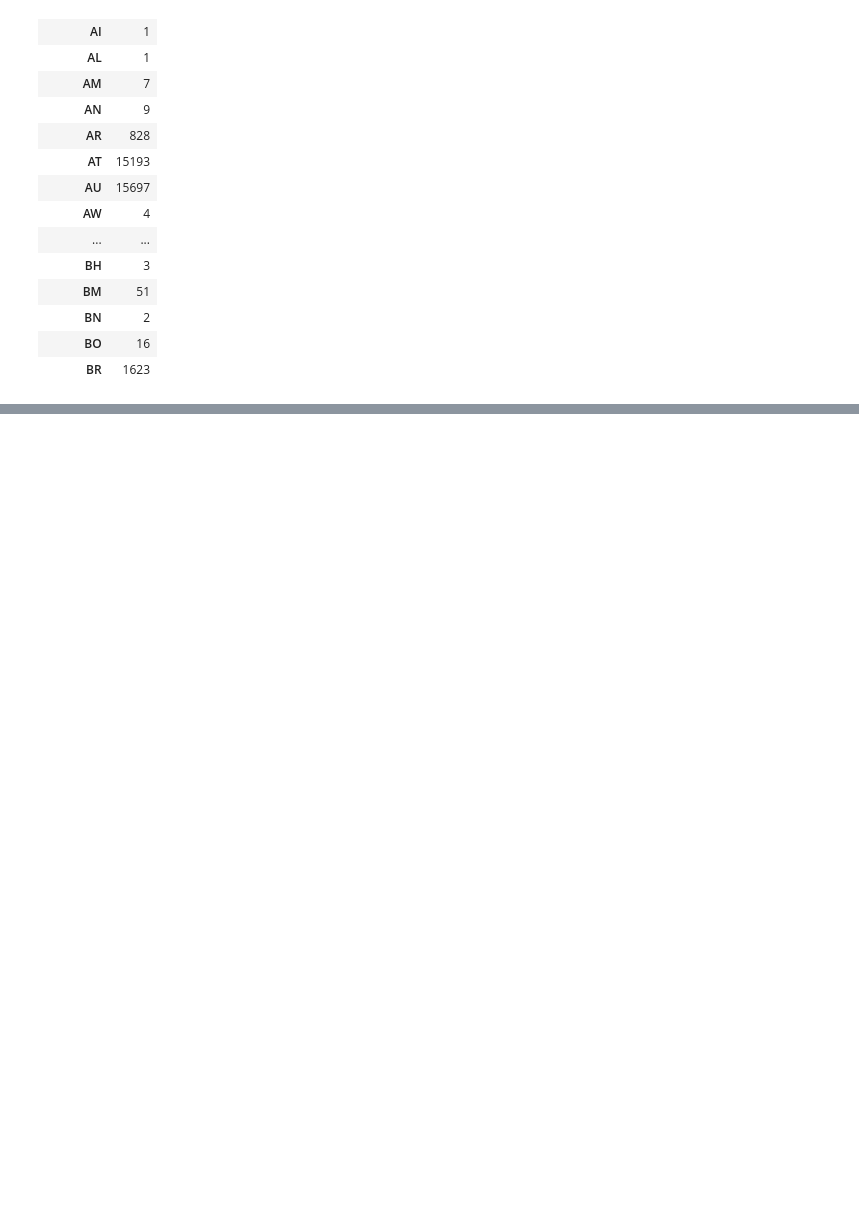
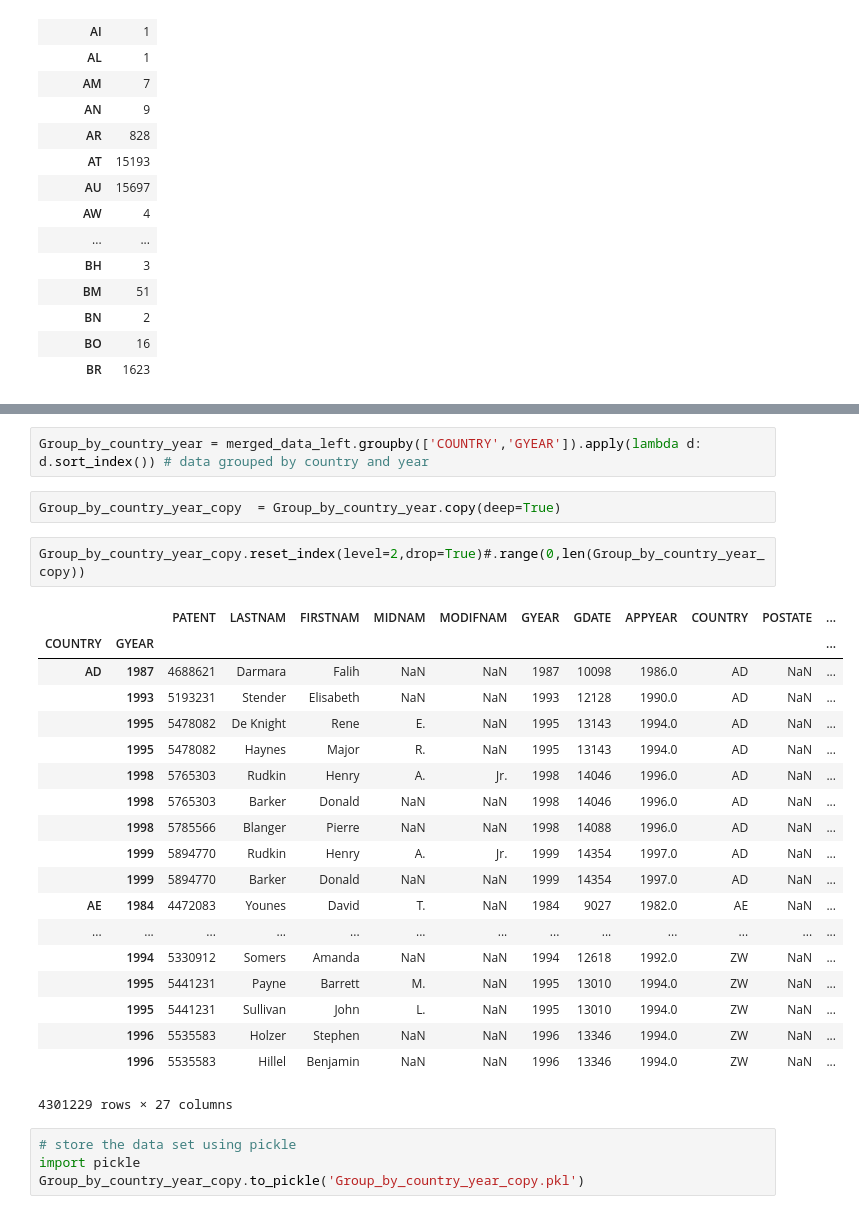
Before and after one commit to bilguunchinzorigEPFL/dataVisualization, a Jupyter notebook: Cleaning_pipline/Cleaning_pipeline_first_attempt.ipynb, the cells around one changed output, grey strips where cells are left out. Drawn from its saved outputs; the diff is of its cells as text; blank space fills up the shorter version.

```diff
--- a/Cleaning_pipline/Cleaning_pipeline_first_attempt.ipynb
+++ b/Cleaning_pipline/Cleaning_pipeline_first_attempt.ipynb
@@ -401,0 +408,30 @@ patent_country_greater_than_mean.plot(kind='bar', figsize=(10,10), color='green'
+# %%
+Group_by_country_year = merged_data_left.groupby(['COUNTRY','GYEAR']).apply(lambda d: d.sort_index()) # data grouped by country and year
+# %%
+Group_by_country_year_copy  = Group_by_country_year.copy(deep=True)
+# %%
+Group_by_country_year_copy.reset_index(level=2,drop=True)#.range(0,len(Group_by_country_year_copy))
+# %% [output]
+|  |  | PATENT | LASTNAM | FIRSTNAM | MIDNAM | MODIFNAM | GYEAR | GDATE | APPYEAR | COUNTRY | POSTATE | ... |
+| COUNTRY | GYEAR |  |  |  |  |  |  |  |  |  |  | ... |
+| AD | 1987 | 4688621 | Darmara | Falih | NaN | NaN | 1987 | 10098 | 1986.0 | AD | NaN | ... |
+|  | 1993 | 5193231 | Stender | Elisabeth | NaN | NaN | 1993 | 12128 | 1990.0 | AD | NaN | ... |
+|  | 1995 | 5478082 | De Knight | Rene | E. | NaN | 1995 | 13143 | 1994.0 | AD | NaN | ... |
+|  | 1995 | 5478082 | Haynes | Major | R. | NaN | 1995 | 13143 | 1994.0 | AD | NaN | ... |
+|  | 1998 | 5765303 | Rudkin | Henry | A. | Jr. | 1998 | 14046 | 1996.0 | AD | NaN | ... |
+|  | 1998 | 5765303 | Barker | Donald | NaN | NaN | 1998 | 14046 | 1996.0 | AD | NaN | ... |
+|  | 1998 | 5785566 | Blanger | Pierre | NaN | NaN | 1998 | 14088 | 1996.0 | AD | NaN | ... |
+|  | 1999 | 5894770 | Rudkin | Henry | A. | Jr. | 1999 | 14354 | 1997.0 | AD | NaN | ... |
+|  | 1999 | 5894770 | Barker | Donald | NaN | NaN | 1999 | 14354 | 1997.0 | AD | NaN | ... |
+| AE | 1984 | 4472083 | Younes | David | T. | NaN | 1984 | 9027 | 1982.0 | AE | NaN | ... |
+| ... | ... | ... | ... | ... | ... | ... | ... | ... | ... | ... | ... | ... |
+|  | 1994 | 5330912 | Somers | Amanda | NaN | NaN | 1994 | 12618 | 1992.0 | ZW | NaN | ... |
+|  | 1995 | 5441231 | Payne | Barrett | M. | NaN | 1995 | 13010 | 1994.0 | ZW | NaN | ... |
+|  | 1995 | 5441231 | Sullivan | John | L. | NaN | 1995 | 13010 | 1994.0 | ZW | NaN | ... |
+|  | 1996 | 5535583 | Holzer | Stephen | NaN | NaN | 1996 | 13346 | 1994.0 | ZW | NaN | ... |
+|  | 1996 | 5535583 | Hillel | Benjamin | NaN | NaN | 1996 | 13346 | 1994.0 | ZW | NaN | ... |
+4301229 rows × 27 columns
+# %%
+# store the data set using pickle
+import pickle
+Group_by_country_year_copy.to_pickle('Group_by_country_year_copy.pkl')
```
Also changed, not shown: parts of 15 cells of this notebook.
